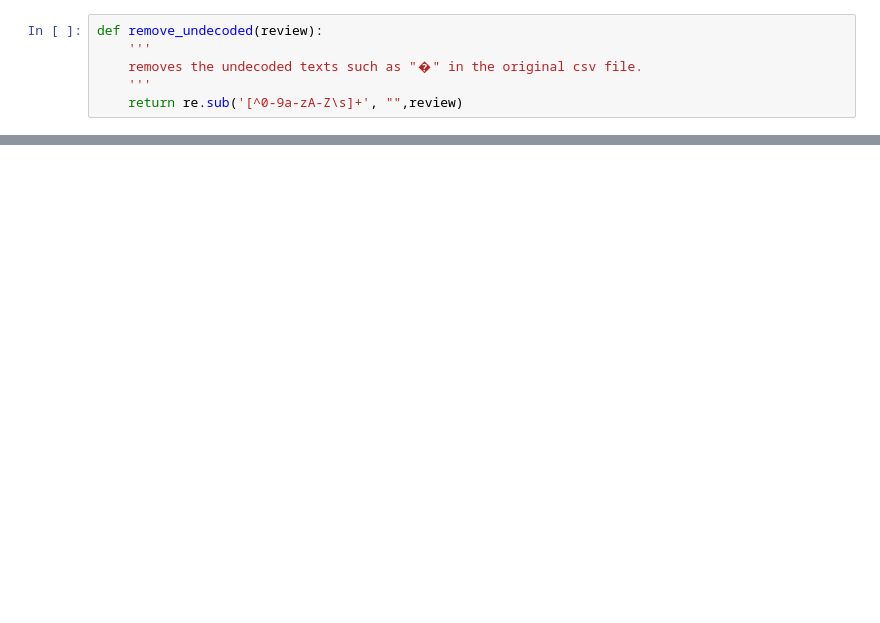
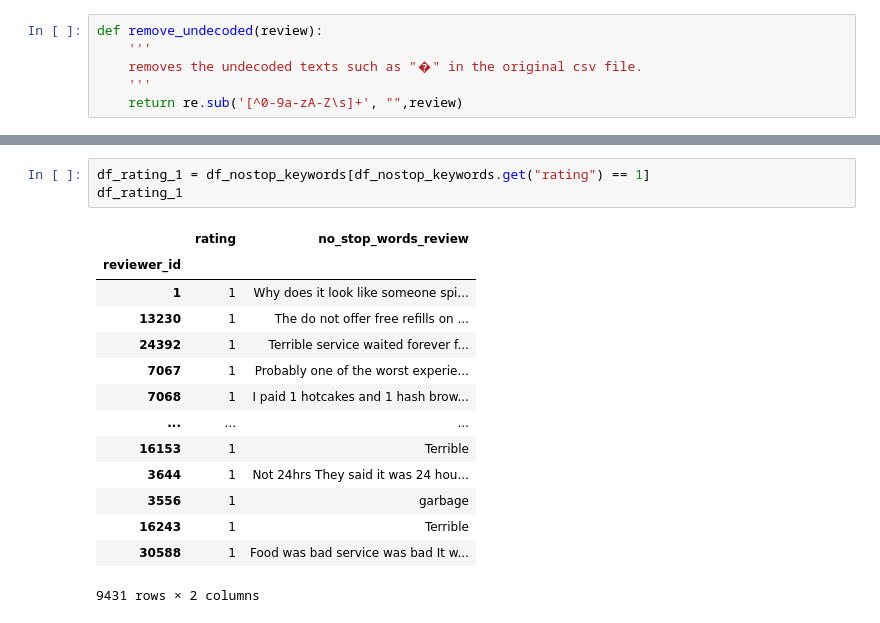
Before and after one commit to niannianwang/Applying-BERT-in-predicting-customer-review-rating-for-future-labeling, a Jupyter notebook: notebook.ipynb, the cells around one changed output, grey strips where cells are left out. Saved outputs shown, nothing was run; the diff lists cells and outputs as text; blank space fills up the shorter version.

```diff
--- a/notebook.ipynb
+++ b/notebook.ipynb
@@ -124,0 +152,18 @@ df_nostop_keywords.to_csv("review_without_stop_words", encoding = "latin-1") #Ex
+# %%
+df_rating_1 = df_nostop_keywords[df_nostop_keywords.get("rating") == 1]
+df_rating_1
+# %% [output]
+|  | rating | no_stop_words_review |
+| reviewer_id |  |  |
+| 1 | 1 | Why does it look like someone spi... |
+| 13230 | 1 | The do not offer free refills on ... |
+| 24392 | 1 | Terrible service waited forever f... |
+| 7067 | 1 | Probably one of the worst experie... |
+| 7068 | 1 | I paid 1 hotcakes and 1 hash brow... |
+| ... | ... | ... |
+| 16153 | 1 | Terrible |
+| 3644 | 1 | Not 24hrs They said it was 24 hou... |
+| 3556 | 1 | garbage |
+| 16243 | 1 | Terrible |
+| 30588 | 1 | Food was bad service was bad It w... |
+9431 rows × 2 columns
```
Also changed, not shown: parts of 11 cells of this notebook, 1 other file.
